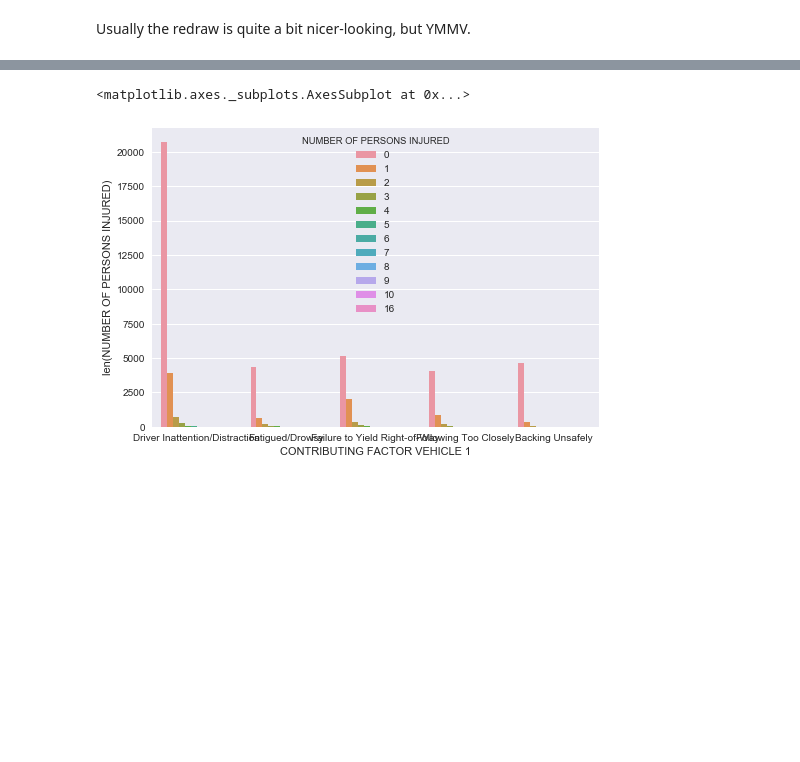
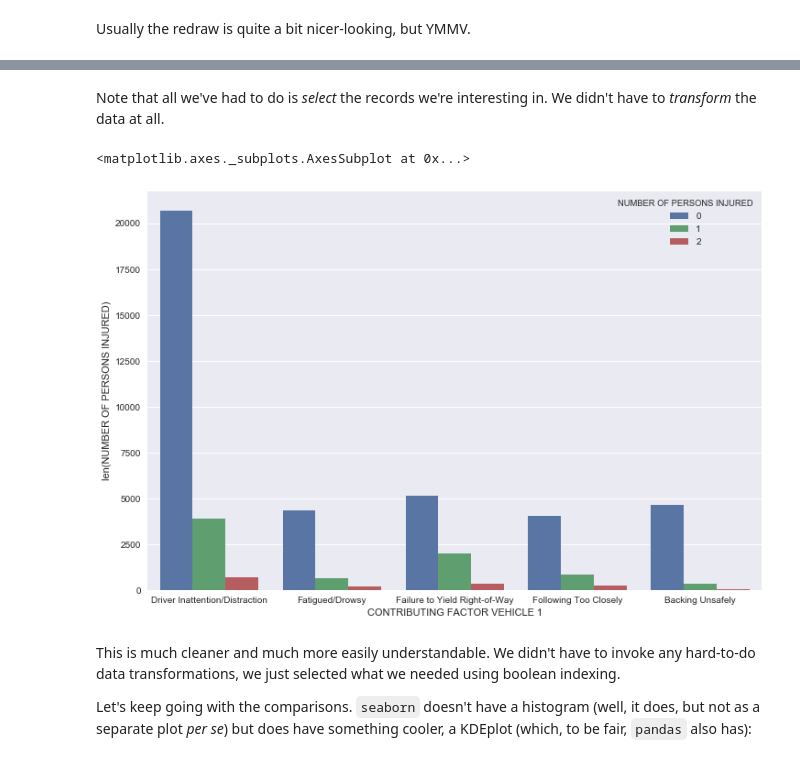
Before and after one commit to ResidentMario/plotting-tools, a Jupyter notebook: notebooks/02-seaborn.ipynb, the cells around one changed output, grey strips where cells are left out. Cells and saved outputs as stored; diff of their text form; code cells hidden in the pictures; blank space fills up the shorter version.

```diff
--- a/notebooks/02-seaborn.ipynb
+++ b/notebooks/02-seaborn.ipynb
@@ -105,2 +88,9 @@ Name: CONTRIBUTING FACTOR VEHICLE 1, dtype: int64
 # %%
 top_five_collision_factors = collisions['CONTRIBUTING FACTOR VEHICLE 1'].value_counts().iloc[1:6].index
+
+collisions_of_interest = collisions[
+    (collisions['CONTRIBUTING FACTOR VEHICLE 1'].isin(top_five_collision_factors)) &
+    (collisions['NUMBER OF PERSONS INJURED'] <= 2)
+]
+
+collisions_of_interest.head()
@@ -113,4 +103,0 @@ Index(['Driver Inattention/Distraction', 'Failure to Yield Right-of-Way',
-# %%
-collisions_of_interest = collisions[
-    (collisions['CONTRIBUTING FACTOR VEHICLE 1'].isin(top_five_collision_factors)) &&
-]
@@ -136,9 +104,17 @@ collisions_of_interest = collisions[
+# %% [markdown]
+Note that all we've had to do is *select* the records we're interesting in. We didn't have to *transform* the data at all.
 # %%
+plt.figure(figsize=(12, 8))
+
 sns.barplot(x='CONTRIBUTING FACTOR VEHICLE 1',
             y='NUMBER OF PERSONS INJURED',
             hue='NUMBER OF PERSONS INJURED',
             estimator=len,
-            data=(collisions[collisions['CONTRIBUTING FACTOR VEHICLE 1'].isin(top_five_collision_factors)]))
+            data=collisions_of_interest)
 # %% [output]
 <matplotlib.axes._subplots.AxesSubplot at 0x...>
-[figure, old version]
+[figure, new version]
+# %% [markdown]
+This is much cleaner and much more easily understandable. We didn't have to invoke any hard-to-do data transformations, we just selected what we needed using boolean indexing.
+
+Let's keep going with the comparisons. `seaborn` doesn't have a histogram (well, it does, but not as a separate plot *per se*) but does have something cooler, a KDEplot (which, to be fair, `pandas` also has):
```
Also changed, not shown: parts of 21 cells of this notebook, 7 other files.
